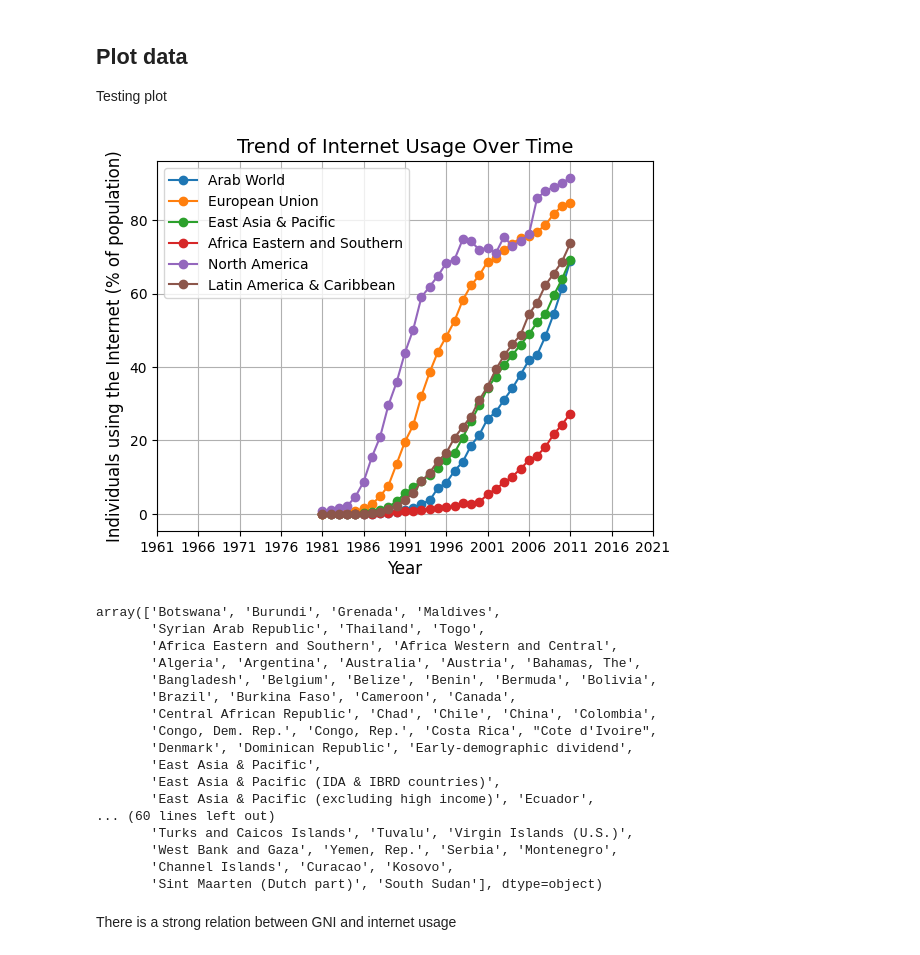
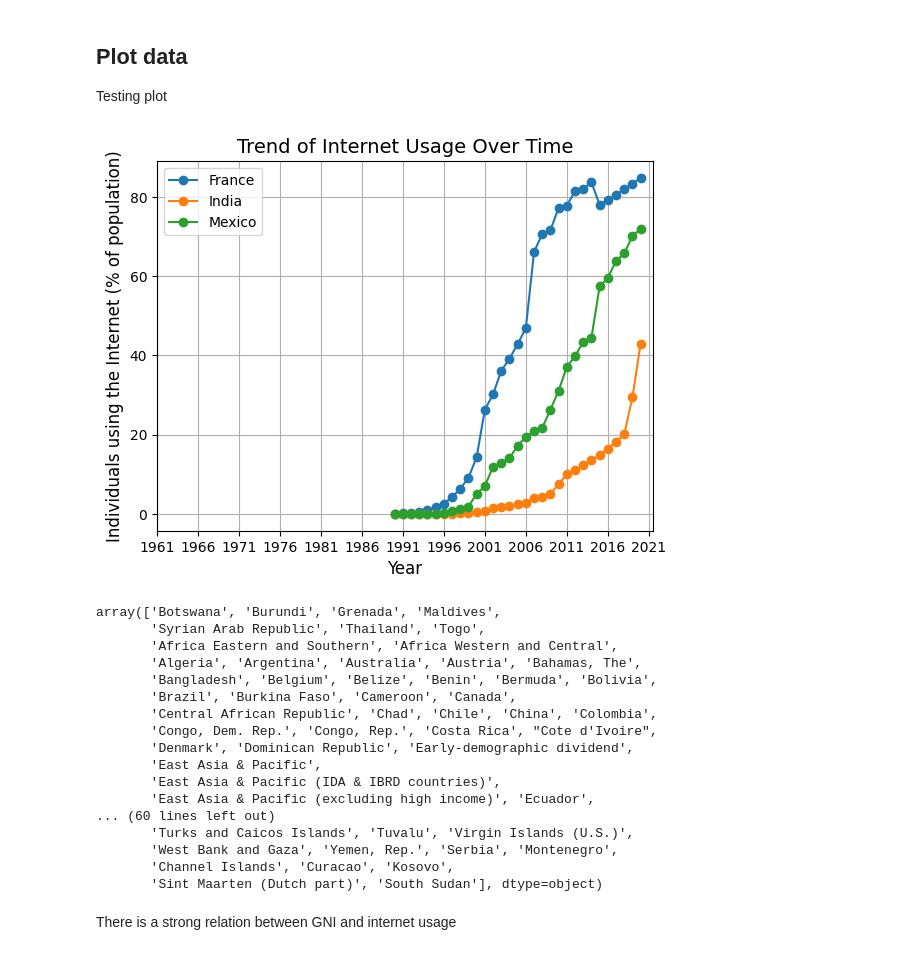
Before and after one commit to anetey-abbey/infoviz, a Jupyter notebook: _sources/docs/wdi.ipynb, the cells around one changed output. Saved outputs shown, nothing was run; the diff lists cells and outputs as text; code cells hidden in the pictures.

```diff
--- a/_sources/docs/wdi.ipynb
+++ b/_sources/docs/wdi.ipynb
@@ -57,32 +57,29 @@ df
 
 Testing plot
 # %%
-country_groups = ["Arab World",
-                  "European Union",
-                  "East Asia & Pacific",
-                  "Africa Eastern and Southern",
-                  "North America",
-                  "Latin America & Caribbean"]
+country_groups = ["France",
+                  "India",
+                  "Mexico"]
 
 df_groups = df[df['Country Name'].isin(country_groups)]
 
 for group in country_groups:
     group_data = df_groups[df_groups['Country Name'] == group]
     plt.plot(group_data['Year'], group_data['Individuals using the Internet (% of population)'], marker='o', linestyle='-', label=group)
 
 plt.title('Trend of Internet Usage Over Time', fontsize=14)
 plt.xlabel('Year', fontsize=12)
 plt.ylabel('Individuals using the Internet (% of population)', fontsize=12)
 locs, labels = plt.xticks()
 plt.xticks(locs[::5], df_groups['Year'].unique()[::5])
 plt.legend()
 plt.grid(True)
 plt.show()
 
 unique_values = df['Country Name'].unique()
 unique_values
 # %% [output]
-[figure, old version]
+[figure, new version]
 array(['Botswana', 'Burundi', 'Grenada', 'Maldives',
        'Syrian Arab Republic', 'Thailand', 'Togo',
        'Africa Eastern and Southern', 'Africa Western and Central',
```
Also changed, not shown: parts of 2 cells of this notebook, 10 other files.
